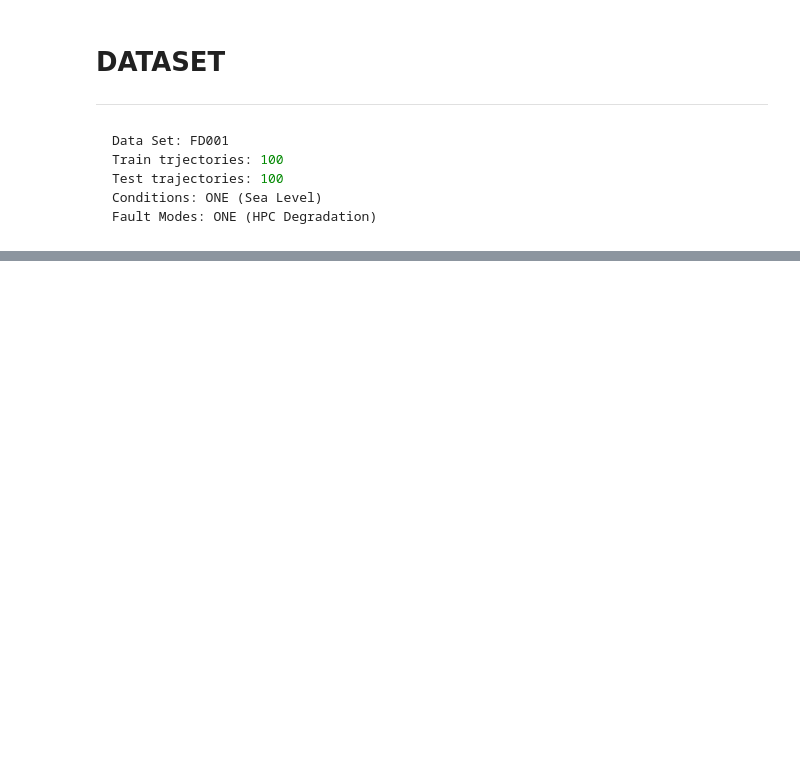
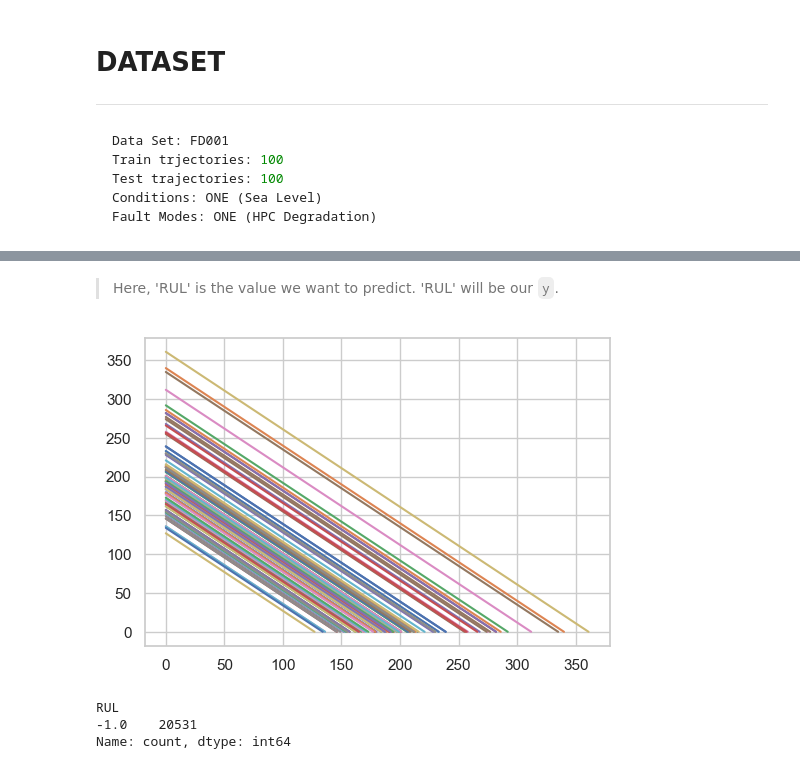
Before and after one commit to iKebb/IronHack-Final-Project, a Jupyter notebook: notebooks/01_eda_fd001.ipynb, the cells around one changed output, grey strips where cells are left out. Cells and saved outputs as stored; diff of their text form; code cells hidden in the pictures; blank space fills up the shorter version.

Commit message:
eda plots

```diff
--- a/notebooks/01_eda_fd001.ipynb
+++ b/notebooks/01_eda_fd001.ipynb
@@ -133,0 +217,3 @@ Data Checking
+# %%
+max_cycles_df= train_data.groupby(["unit"], sort= False)["cycle"].max().reset_index().rename(columns={"cycle": "max_cycle"})
+max_cycles_df.head(3)
@@ -133,0 +227,4 @@ Data Checking
+# %%
+FD001_df= pd.merge(train_data, max_cycles_df, how= "inner", on= "unit")
+FD001_df["RUL"]= FD001_df["max_cycle"] - FD001_df["cycle"]
+FD001_df.head()
@@ -133,0 +256,23 @@ Data Checking
+# %% [markdown]
+> Here, 'RUL' is the value we want to predict. 'RUL' will be our `y`.
+# %%
+plt.figure(figsize=(6, 4))
+one_engine = []
+
+for i, r in FD001_df.iterrows():
+  rul = r["RUL"]
+  one_engine.append(rul)
+  if rul == 0:
+    plt.plot(one_engine)
+    one_engine = []
+
+plt.grid(True)
+plt.show()
+# %% [output]
+[figure, added]
+# %%
+FD001_df.groupby("unit")["RUL"].diff().value_counts()
+# %% [output]
+RUL
+-1.0    20531
+Name: count, dtype: int64
```
Also changed, not shown: parts of 31 cells of this notebook.
